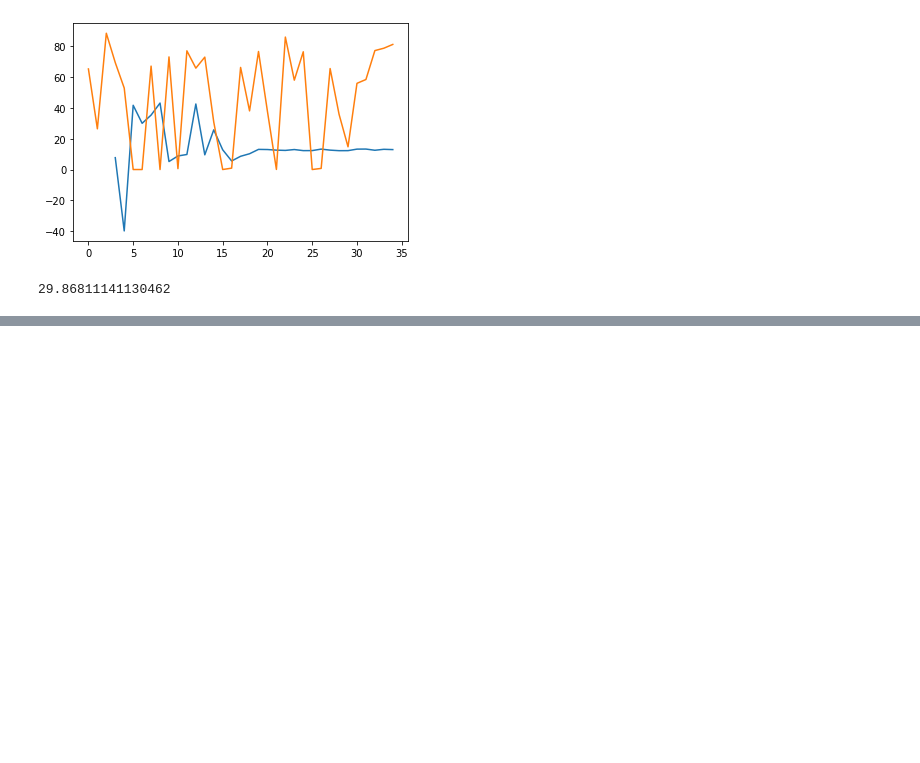
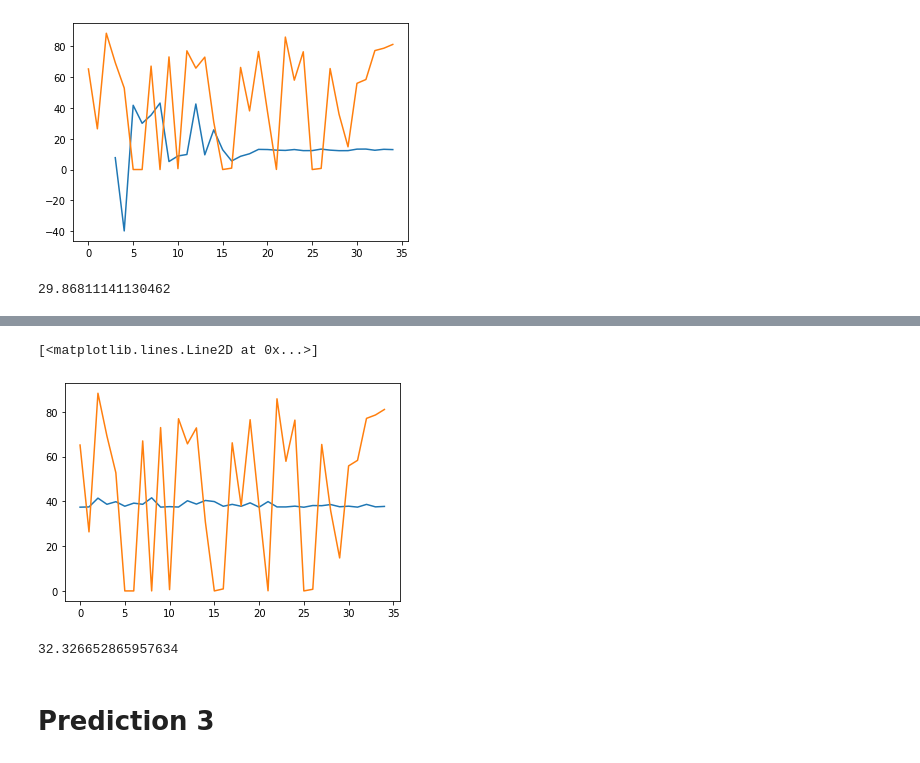
Before and after one commit to lucas-spangher/transactive_control, a Jupyter notebook: Modeling Linear Regressions.ipynb, the cells around one changed output, grey strips where cells are left out. Drawn from its saved outputs; the diff is of its cells as text; code cells hidden in the pictures; blank space fills up the shorter version.

```diff
--- a/Modeling Linear Regressions.ipynb
+++ b/Modeling Linear Regressions.ipynb
@@ -217,0 +211,5 @@ KeyError: 'The `start` argument could not be matched to a location related to th
+# %%
+ols_mod_train = smf.ols(formula = "(y ~ points + weekly_poll + pre_survey)",
+                 data = df_working_hours_train)
+ols_res = ols_mod_train.fit()
+ols_res.summary()
@@ -217,0 +240,8 @@ KeyError: 'The `start` argument could not be matched to a location related to th
+# %%
+int_index_test = pd.Series(range(0, len(df_working_hours_test)))
+df_working_hours_test.set_index(int_index_test, inplace=True)
+# %%
+int_index_train = pd.Series(range(0, len(df_working_hours_test)))
+df_working_hours_test.set_index(int_index_train, inplace=True)
+# %%
+predictions_2 = ols_res.predict(df_working_hours_test)
@@ -217,0 +250,12 @@ KeyError: 'The `start` argument could not be matched to a location related to th
+# %%
+plt.plot(predictions_2)
+plt.plot(df_working_hours_test["y"])
+# %% [output]
+[<matplotlib.lines.Line2D at 0x...>]
+[figure, added]
+# %%
+np.sqrt(np.mean((predictions_2 - df_working_hours_test["y"])**2))
+# %% [output]
+32.326652865957634
+# %% [markdown]
+# Prediction 3
```
Also changed, not shown: parts of 27 cells of this notebook.
